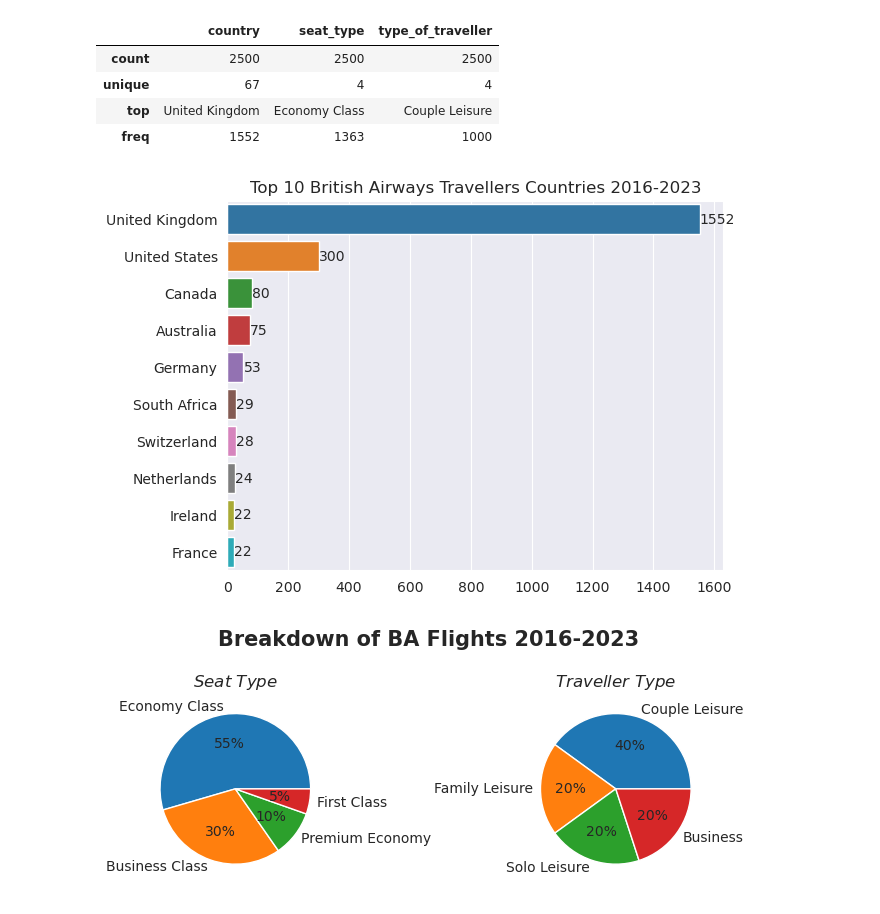
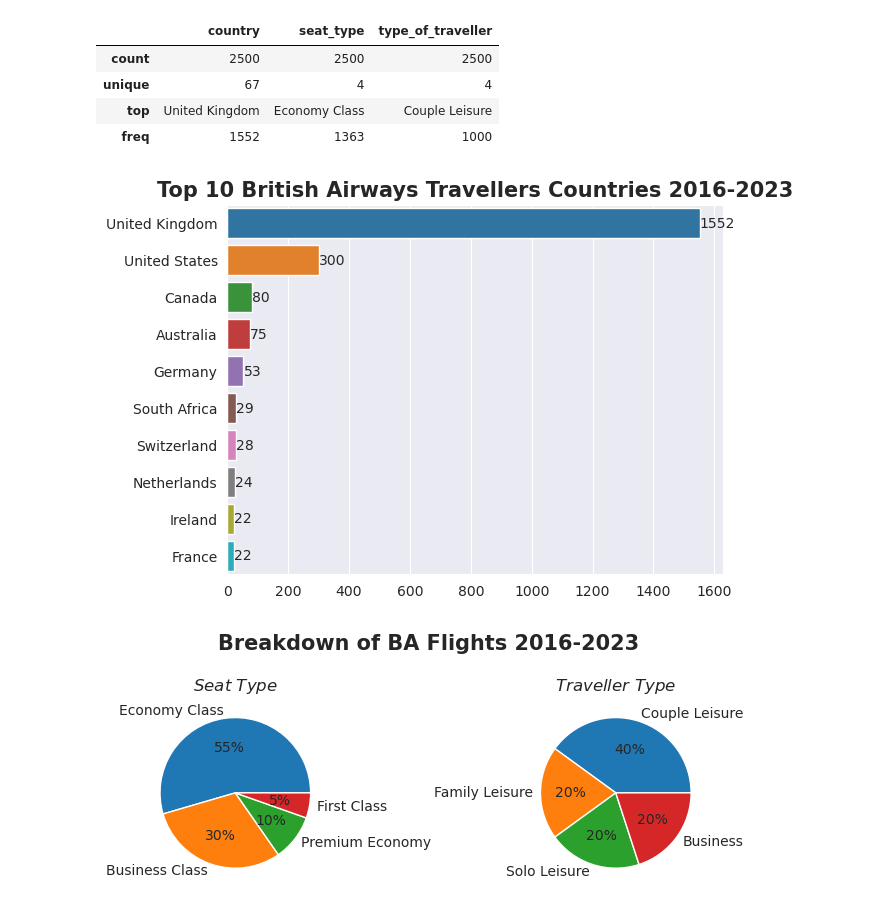
Before and after one commit to aorsot1/data_science_practice_projects, a Jupyter notebook: full_stack_data_science_ba_flights_reviews.ipynb, the cells around one changed output. Cells and saved outputs as stored; diff of their text form; code cells hidden in the pictures.

```diff
--- a/full_stack_data_science_ba_flights_reviews.ipynb
+++ b/full_stack_data_science_ba_flights_reviews.ipynb
@@ -114,8 +121,8 @@ profile_columns = [
 ]
 
 # Subset of data with demographic information
-travellers_details = df[profile_columns]
-profile_stats = travellers_details.describe()
+travellers = df[profile_columns]
+profile_stats = travellers.describe()
 profile_stats
 # %% [output]
 |  | country | seat_type | type_of_traveller |
@@ -125,19 +132,19 @@ profile_stats
 | freq | 1552 | 1363 | 1000 |
 # %%
 # Obtain value counts by country
-country_freq = travellers_details['country'].value_counts(normalize=False, sort=True)
+country_freq = travellers['country'].value_counts(normalize=False, sort=True)
 countries_top = list(country_freq.index)[:10]
 freq_counts_top = list(country_freq.values)[:10]
 
 # Disribution of top traverlers' origin countries
 ax = sns.barplot(x=freq_counts_top, y=countries_top,
             orient = 'h'
        )
 
 ax.bar_label(ax.containers[0])
-plt.title('Top 10 British Airways Travellers Countries 2016-2023')
+plt.title('Top 10 British Airways Travellers Countries 2016-2023', fontsize=15, fontweight='bold')
 plt.show()
 # %% [output]
-[figure, old version]
+[figure, new version]
 # %%
 # Proportions by seat type
```
Also changed, not shown: parts of 26 cells of this notebook.
